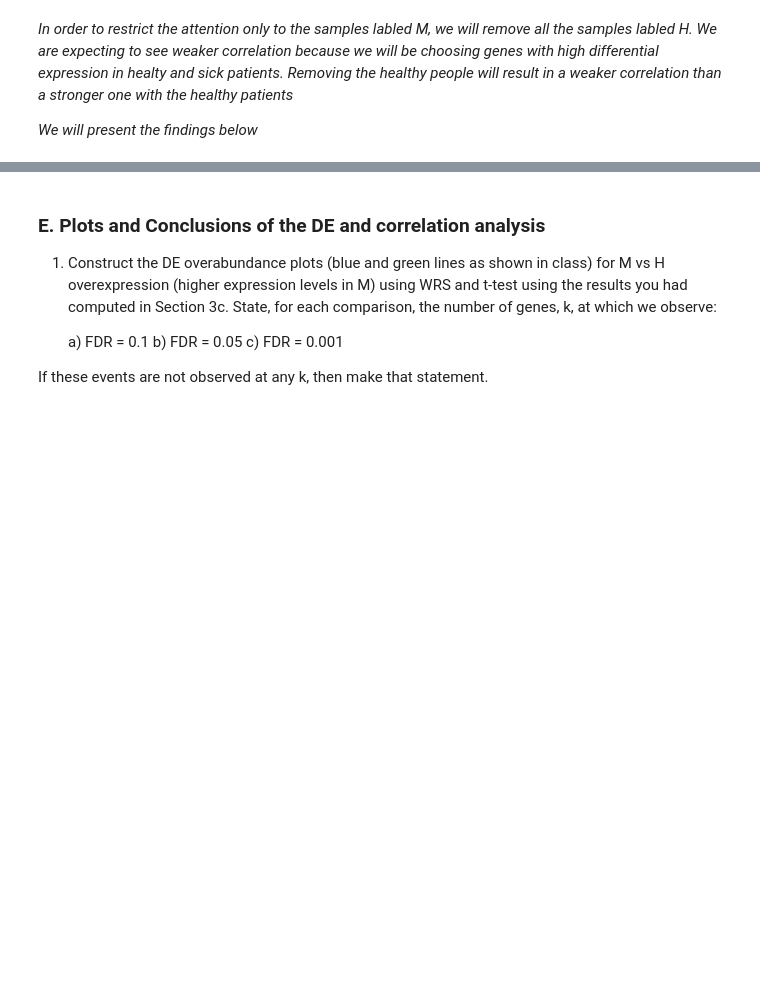
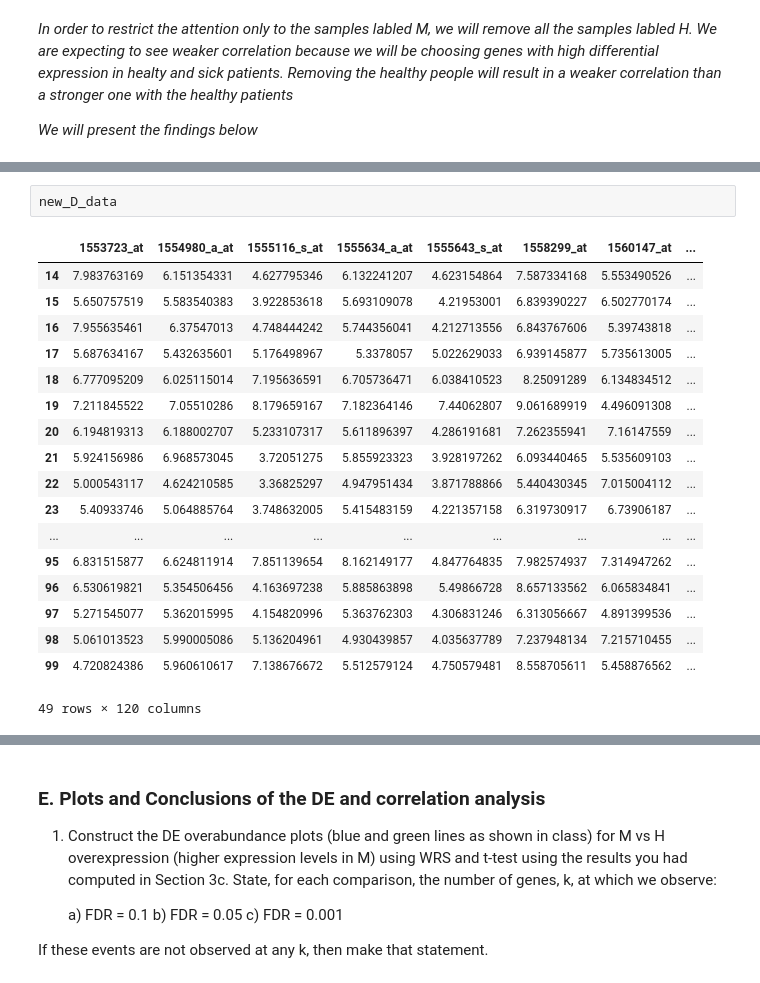
Before and after one commit to mayakerem/StatisticsDataAnalysis, a Jupyter notebook: HW4/204818181_329827190.ipynb, the cells around one changed output, grey strips where cells are left out. Drawn from its saved outputs; the diff is of its cells as text; blank space fills up the shorter version.

```diff
--- a/HW4/204818181_329827190.ipynb
+++ b/HW4/204818181_329827190.ipynb
@@ -346,0 +366,21 @@ Significant co-expressed gene pairs: 6835.0
+# %%
+new_D_data
+# %% [output]
+|  | 1553723_at | 1554980_a_at | 1555116_s_at | 1555634_a_at | 1555643_s_at | 1558299_at | 1560147_at | ... |
+| 14 | 7.983763169 | 6.151354331 | 4.627795346 | 6.132241207 | 4.623154864 | 7.587334168 | 5.553490526 | ... |
+| 15 | 5.650757519 | 5.583540383 | 3.922853618 | 5.693109078 | 4.21953001 | 6.839390227 | 6.502770174 | ... |
+| 16 | 7.955635461 | 6.37547013 | 4.748444242 | 5.744356041 | 4.212713556 | 6.843767606 | 5.39743818 | ... |
+| 17 | 5.687634167 | 5.432635601 | 5.176498967 | 5.3378057 | 5.022629033 | 6.939145877 | 5.735613005 | ... |
+| 18 | 6.777095209 | 6.025115014 | 7.195636591 | 6.705736471 | 6.038410523 | 8.25091289 | 6.134834512 | ... |
+| 19 | 7.211845522 | 7.05510286 | 8.179659167 | 7.182364146 | 7.44062807 | 9.061689919 | 4.496091308 | ... |
+| 20 | 6.194819313 | 6.188002707 | 5.233107317 | 5.611896397 | 4.286191681 | 7.262355941 | 7.16147559 | ... |
+| 21 | 5.924156986 | 6.968573045 | 3.72051275 | 5.855923323 | 3.928197262 | 6.093440465 | 5.535609103 | ... |
+| 22 | 5.000543117 | 4.624210585 | 3.36825297 | 4.947951434 | 3.871788866 | 5.440430345 | 7.015004112 | ... |
+| 23 | 5.40933746 | 5.064885764 | 3.748632005 | 5.415483159 | 4.221357158 | 6.319730917 | 6.73906187 | ... |
+| ... | ... | ... | ... | ... | ... | ... | ... | ... |
+| 95 | 6.831515877 | 6.624811914 | 7.851139654 | 8.162149177 | 4.847764835 | 7.982574937 | 7.314947262 | ... |
+| 96 | 6.530619821 | 5.354506456 | 4.163697238 | 5.885863898 | 5.49866728 | 8.657133562 | 6.065834841 | ... |
+| 97 | 5.271545077 | 5.362015995 | 4.154820996 | 5.363762303 | 4.306831246 | 6.313056667 | 4.891399536 | ... |
+| 98 | 5.061013523 | 5.990005086 | 5.136204961 | 4.930439857 | 4.035637789 | 7.237948134 | 7.215710455 | ... |
+| 99 | 4.720824386 | 5.960610617 | 7.138676672 | 5.512579124 | 4.750579481 | 8.558705611 | 5.458876562 | ... |
+49 rows × 120 columns
```
Also changed, not shown: parts of 35 cells of this notebook.
